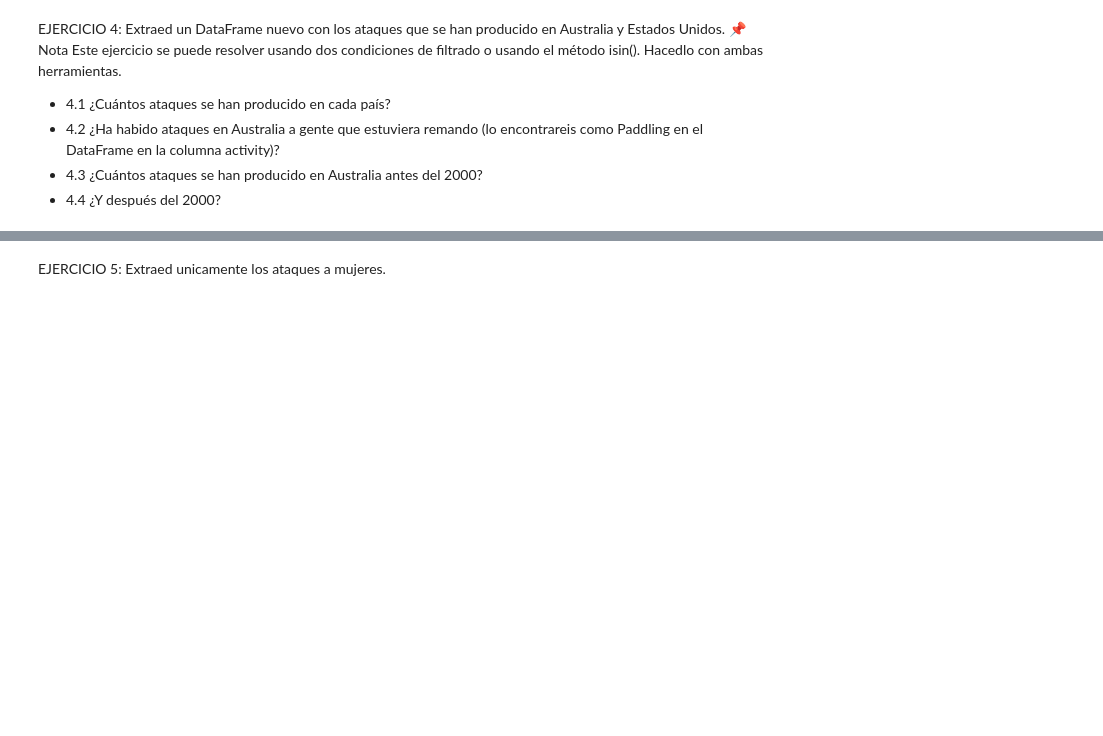
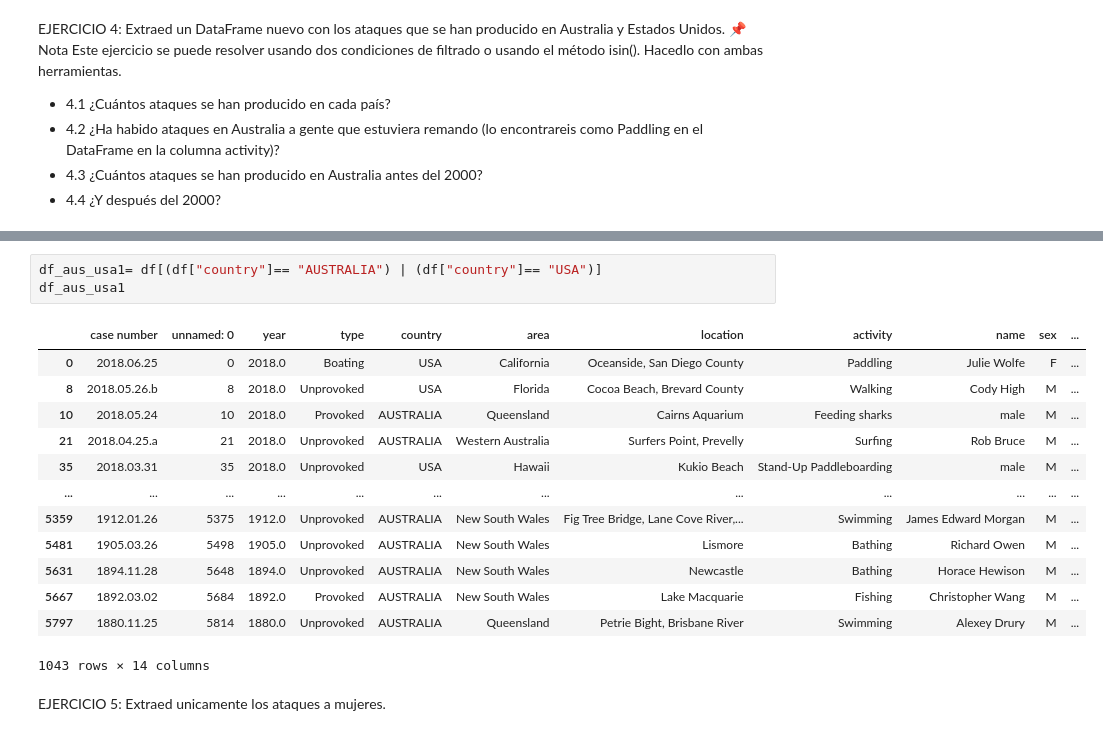
Before and after one commit to Adalab/DA-promo-b-modulo-2-sprint-1-Anais-Ana-Yadira, a Jupyter notebook: pandas/pair-programmin-pandas-4-filtrado-de-datos/pair-programmin-pandas-4-filtrado-de-datos.ipynb, the cells around one changed output, grey strips where cells are left out. Cells and saved outputs as stored; diff of their text form; blank space fills up the shorter version.

```diff
--- a/pandas/pair-programmin-pandas-4-filtrado-de-datos/pair-programmin-pandas-4-filtrado-de-datos.ipynb
+++ b/pandas/pair-programmin-pandas-4-filtrado-de-datos/pair-programmin-pandas-4-filtrado-de-datos.ipynb
@@ -25,3 +161,20 @@ EJERCICIO 4: Extraed un DataFrame nuevo con los ataques que se han producido en
+# %%
+df_aus_usa1= df[(df["country"]== "AUSTRALIA") | (df["country"]== "USA")]
+df_aus_usa1
+# %% [output]
+|  | case number | unnamed: 0 | year | type | country | area | location | activity | name | sex | ... |
+| 0 | 2018.06.25 | 0 | 2018.0 | Boating | USA | California | Oceanside, San Diego County | Paddling | Julie Wolfe | F | ... |
+| 8 | 2018.05.26.b | 8 | 2018.0 | Unprovoked | USA | Florida | Cocoa Beach, Brevard County | Walking | Cody High | M | ... |
+| 10 | 2018.05.24 | 10 | 2018.0 | Provoked | AUSTRALIA | Queensland | Cairns Aquarium | Feeding sharks | male | M | ... |
+| 21 | 2018.04.25.a | 21 | 2018.0 | Unprovoked | AUSTRALIA | Western Australia | Surfers Point, Prevelly | Surfing | Rob Bruce | M | ... |
+| 35 | 2018.03.31 | 35 | 2018.0 | Unprovoked | USA | Hawaii | Kukio Beach | Stand-Up Paddleboarding | male | M | ... |
+| ... | ... | ... | ... | ... | ... | ... | ... | ... | ... | ... | ... |
+| 5359 | 1912.01.26 | 5375 | 1912.0 | Unprovoked | AUSTRALIA | New South Wales | Fig Tree Bridge, Lane Cove River,... | Swimming | James Edward Morgan | M | ... |
+| 5481 | 1905.03.26 | 5498 | 1905.0 | Unprovoked | AUSTRALIA | New South Wales | Lismore | Bathing | Richard Owen | M | ... |
+| 5631 | 1894.11.28 | 5648 | 1894.0 | Unprovoked | AUSTRALIA | New South Wales | Newcastle | Bathing | Horace Hewison | M | ... |
+| 5667 | 1892.03.02 | 5684 | 1892.0 | Provoked | AUSTRALIA | New South Wales | Lake Macquarie | Fishing | Christopher Wang | M | ... |
+| 5797 | 1880.11.25 | 5814 | 1880.0 | Unprovoked | AUSTRALIA | Queensland | Petrie Bight, Brisbane River | Swimming | Alexey Drury | M | ... |
+1043 rows × 14 columns
 # %% [markdown]
 EJERCICIO 5: Extraed unicamente los ataques a mujeres.
 # %% [markdown]
```
Also changed, not shown: parts of 16 cells of this notebook, 1 other file.
